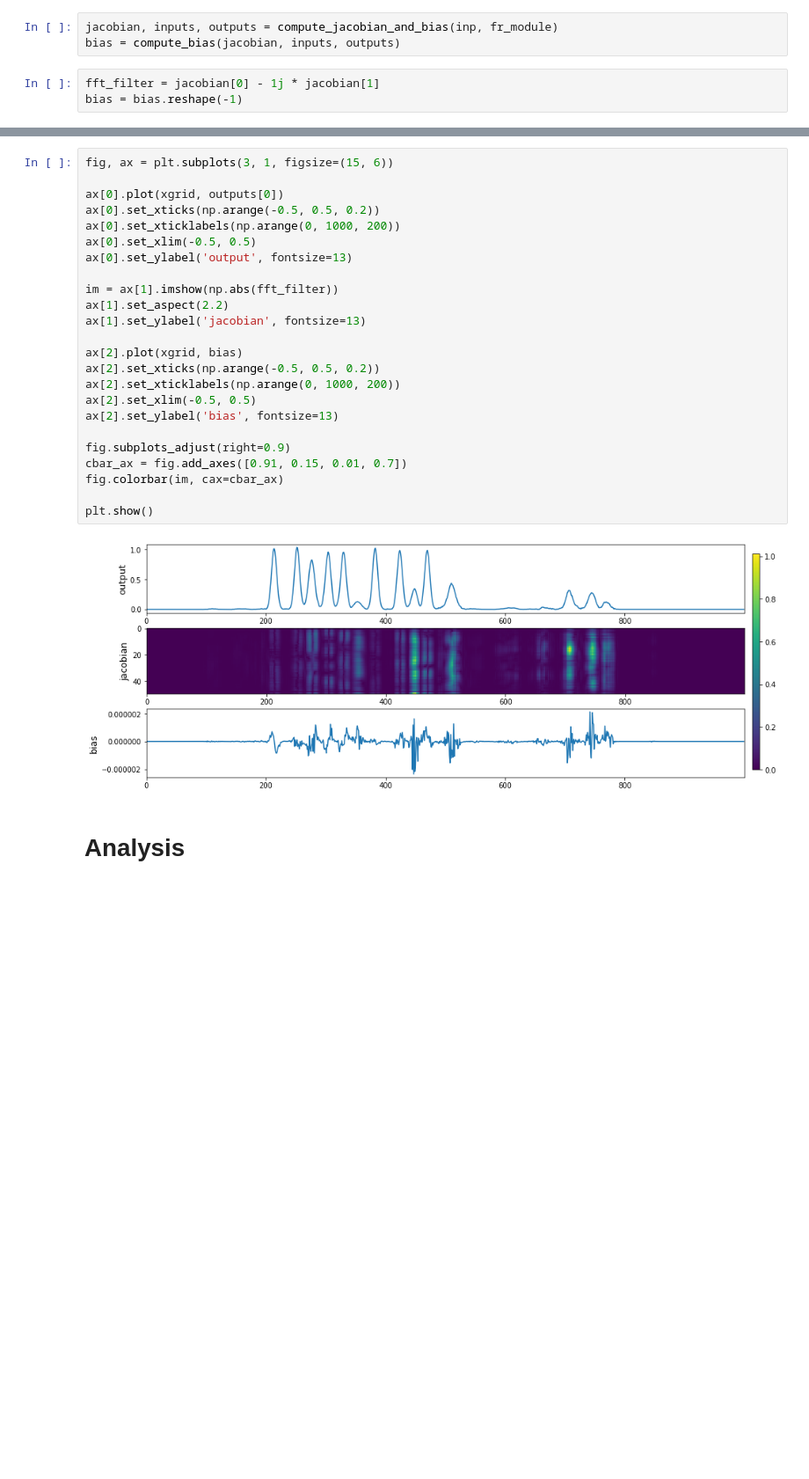
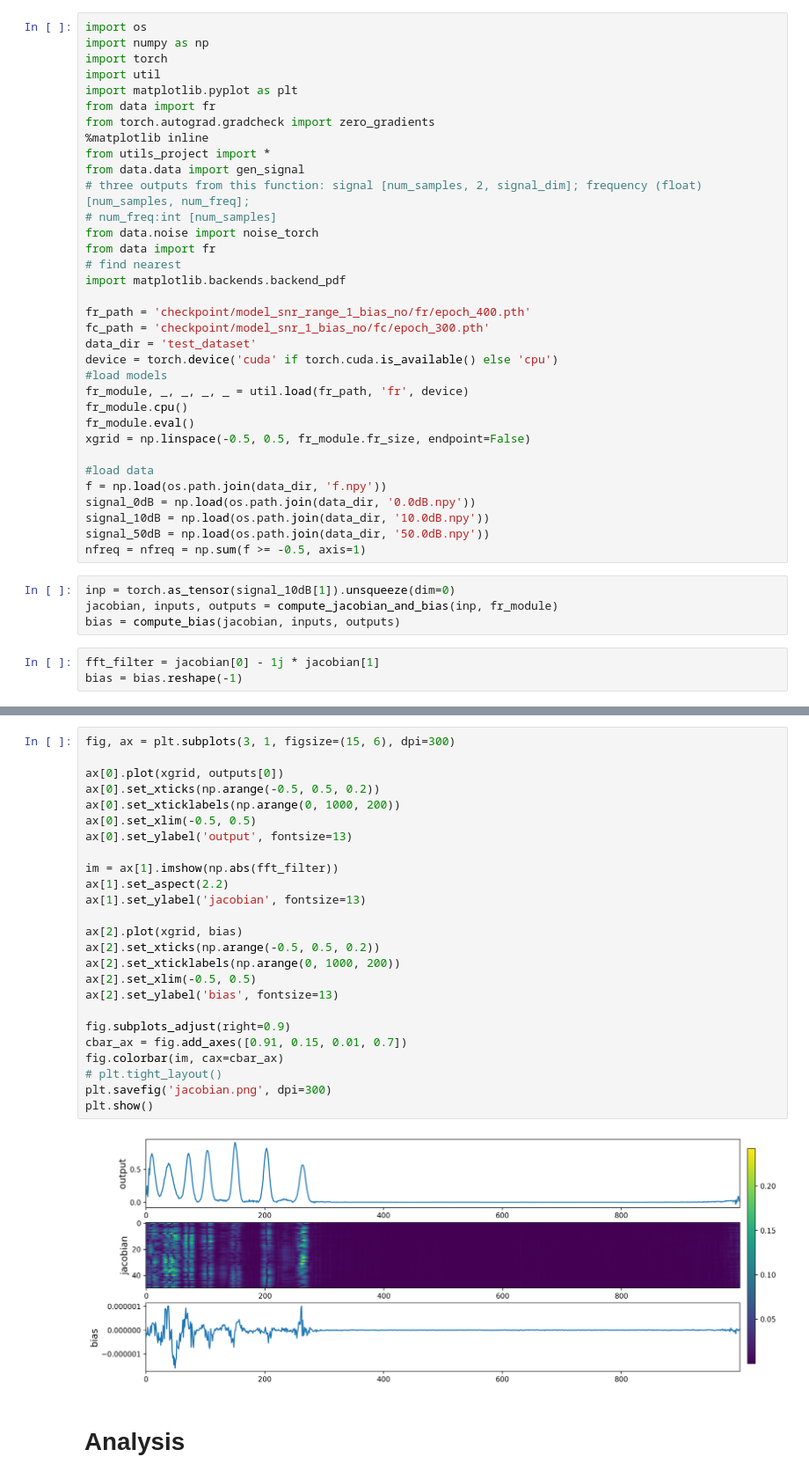
Before and after one commit to bofei5675/DeepFreq, a Jupyter notebook: filter.ipynb, the cells around one changed output, grey strips where cells are left out. Shown at 88% size. Cells and saved outputs as stored; diff of their text form; blank space fills up the shorter version.

```diff
--- a/filter.ipynb
+++ b/filter.ipynb
@@ -45,4 +3,39 @@ inp = torch.as_tensor(signal_10dB[idx][None])
+# %%
+import os
+import numpy as np
+import torch
+import util
+import matplotlib.pyplot as plt
+from data import fr
+from torch.autograd.gradcheck import zero_gradients
+%matplotlib inline
+from utils_project import *
+from data.data import gen_signal
+# three outputs from this function: signal [num_samples, 2, signal_dim]; frequency (float)[num_samples, num_freq];
+# num_freq:int [num_samples]
+from data.noise import noise_torch
+from data import fr
+# find nearest
+import matplotlib.backends.backend_pdf
+
+fr_path = 'checkpoint/model_snr_range_1_bias_no/fr/epoch_400.pth'
+fc_path = 'checkpoint/model_snr_1_bias_no/fc/epoch_300.pth'
+data_dir = 'test_dataset'
+device = torch.device('cuda' if torch.cuda.is_available() else 'cpu')
+#load models
+fr_module, _, _, _, _ = util.load(fr_path, 'fr', device)
+fr_module.cpu()
+fr_module.eval()
+xgrid = np.linspace(-0.5, 0.5, fr_module.fr_size, endpoint=False)
+
+#load data
+f = np.load(os.path.join(data_dir, 'f.npy'))
+signal_0dB = np.load(os.path.join(data_dir, '0.0dB.npy'))
+signal_10dB = np.load(os.path.join(data_dir, '10.0dB.npy'))
+signal_50dB = np.load(os.path.join(data_dir, '50.0dB.npy'))
+nfreq = nfreq = np.sum(f >= -0.5, axis=1)
 # %%
+inp = torch.as_tensor(signal_10dB[1]).unsqueeze(dim=0)
 jacobian, inputs, outputs = compute_jacobian_and_bias(inp, fr_module)
 bias = compute_bias(jacobian, inputs, outputs)
 # %%
@@ -51,28 +54,29 @@ bias = bias.reshape(-1)
 # %%
-fig, ax = plt.subplots(3, 1, figsize=(15, 6))
+fig, ax = plt.subplots(3, 1, figsize=(15, 6), dpi=300)
 
 ax[0].plot(xgrid, outputs[0])
 ax[0].set_xticks(np.arange(-0.5, 0.5, 0.2))
 ax[0].set_xticklabels(np.arange(0, 1000, 200))
 ax[0].set_xlim(-0.5, 0.5)
 ax[0].set_ylabel('output', fontsize=13)
 
 im = ax[1].imshow(np.abs(fft_filter))
 ax[1].set_aspect(2.2)
 ax[1].set_ylabel('jacobian', fontsize=13)
 
 ax[2].plot(xgrid, bias)
 ax[2].set_xticks(np.arange(-0.5, 0.5, 0.2))
 ax[2].set_xticklabels(np.arange(0, 1000, 200))
 ax[2].set_xlim(-0.5, 0.5)
 ax[2].set_ylabel('bias', fontsize=13)
 
 fig.subplots_adjust(right=0.9)
 cbar_ax = fig.add_axes([0.91, 0.15, 0.01, 0.7])
 fig.colorbar(im, cax=cbar_ax)
-
+# plt.tight_layout()
+plt.savefig('jacobian.png', dpi=300)
 plt.show()
 # %% [output]
-[figure, old version]
+[figure, new version]
 # %% [markdown]
 # Analysis
```
Also changed, not shown: parts of 42 cells of this notebook, 8 other files.
